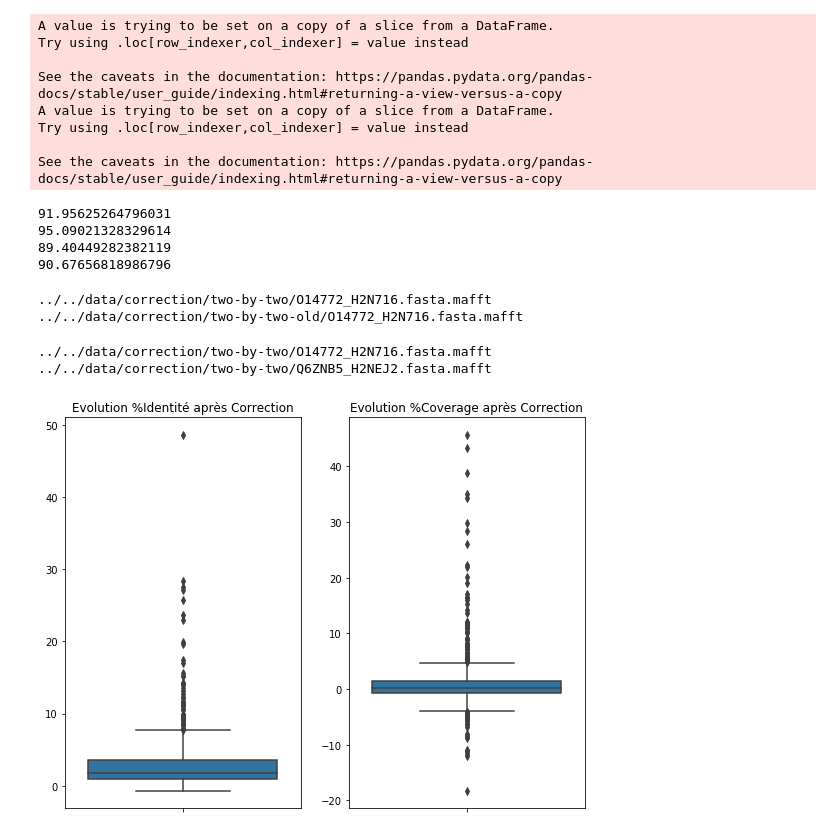
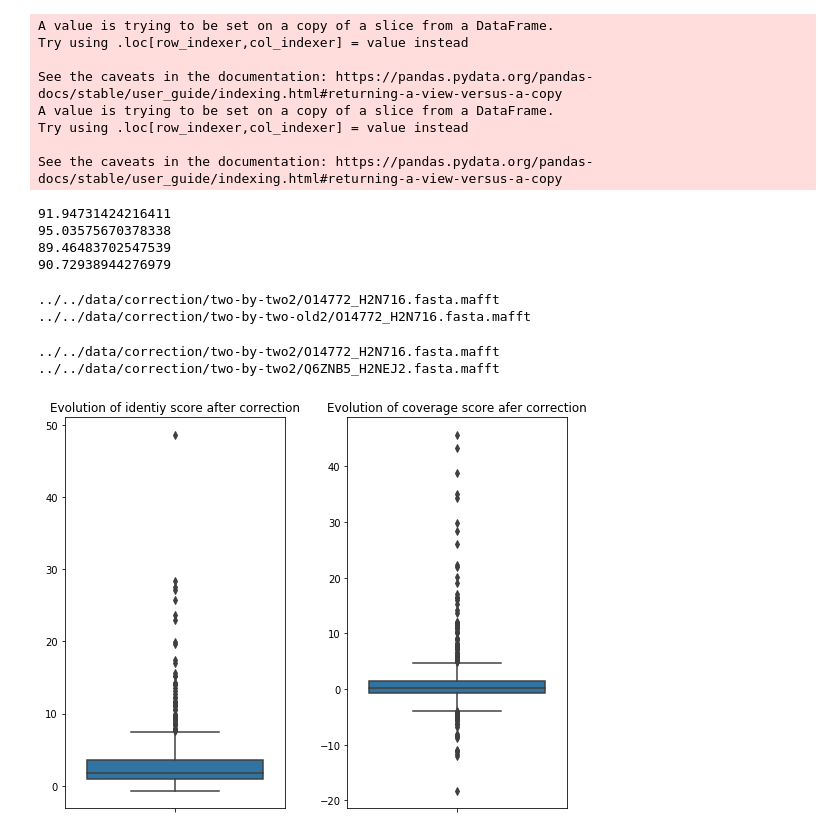
Before and after one commit to lambda-science/stage-thompson, a Jupyter notebook: notebooks/exploration/12-Correction_Prot_Transcript.ipynb, the cells around one changed output. Cells and saved outputs as stored; diff of their text form; code cells hidden in the pictures.

```diff
--- a/notebooks/exploration/12-Correction_Prot_Transcript.ipynb
+++ b/notebooks/exploration/12-Correction_Prot_Transcript.ipynb
@@ -65,7 +69,8 @@ JOIN mismatch on mismatch_flag.mismatch_ID = mismatch.mismatch_ID
 WHERE (one_hum_multiple_prim = 1
 OR non_canonical_hum_spl = 1
 OR N_in_genomic = 1
-OR small_introns = 1)
+OR small_introns = 1
+OR frameshift = 1)
 AND conserved = 0
 AND repeats_prot = 0
 AND alignement_error = 0
@@ -79,7 +84,8 @@ JOIN mismatch_flag ON mismatch_flag.mismatch_ID = tblastn_match.mismatch_ID
 WHERE (one_hum_multiple_prim = 1
 OR non_canonical_hum_spl = 1
 OR N_in_genomic = 1
-OR small_introns = 1)
+OR small_introns = 1
+OR frameshift = 1)
 AND conserved = 0
 AND repeats_prot = 0
 AND alignement_error = 0
@@ -189,6 +191,7 @@ for index, row in mismatch_to_correct.iloc[:,:].iterrows():
     tblastn_dna = genomic_Seq[myTblastnMatch.iloc[0, 5]+2:myTblastnMatch.iloc[0, 6]]
 
     # Splicing site check
+    """
     no_splicing_site = False
     splicing_5_pos = -1
     finish_splicing = False
@@ -209,7 +212,7 @@ for index, row in mismatch_to_correct.iloc[:,:].iterrows():
             no_splicing_site = True
 
     if no_splicing_site: continue
-
+    """
     new_row_blast = row2.copy()
     new_row_blast[3] = row[7] + 0.25
     new_row_blast[4] = tblastn_dna
@@ -338,8 +341,8 @@ old_identity_score = []
 coverage = []
 old_coverage = []
 
-alignements_files = glob.glob('../../data/correction/two-by-two/*.mafft')
-alignements_files_old = glob.glob('../../data/correction/two-by-two-old/*.mafft')
+alignements_files = glob.glob('../../data/correction/two-by-two2/*.mafft')
+alignements_files_old = glob.glob('../../data/correction/two-by-two-old2/*.mafft')
 for files_id in range(len(alignements_files)):
     identity = 0
     old_identity = 0
@@ -371,10 +374,10 @@ print(np.mean(identity_score))
 print(np.mean(old_coverage))
 print(np.mean(coverage))
 # %% [output]
-91.95625264796031
-95.09021328329614
-89.40449282382119
-90.67656818986796
+91.94731424216411
+95.03575670378338
+89.46483702547539
+90.72938944276979
 # %%
 diff = []
 for i in range(len(identity_score)):
@@ -383,8 +386,8 @@ for i in range(len(identity_score)):
         print(alignements_files_old[i])
     diff.append(identity_score[i] - old_identity_score[i])
 # %% [output]
-../../data/correction/two-by-two/O14772_H2N716.fasta.mafft
-../../data/correction/two-by-two-old/O14772_H2N716.fasta.mafft
+../../data/correction/two-by-two2/O14772_H2N716.fasta.mafft
+../../data/correction/two-by-two-old2/O14772_H2N716.fasta.mafft
 # %%
 diff2 = []
 for i in range(len(coverage)):
@@ -392,19 +395,20 @@ for i in range(len(coverage)):
         print(alignements_files[i])
     diff2.append(coverage[i] - old_coverage[i])
 # %% [output]
-../../data/correction/two-by-two/O14772_H2N716.fasta.mafft
-../../data/correction/two-by-two/Q6ZNB5_H2NEJ2.fasta.mafft
+../../data/correction/two-by-two2/O14772_H2N716.fasta.mafft
+../../data/correction/two-by-two2/Q6ZNB5_H2NEJ2.fasta.mafft
 # %%
 import matplotlib.pyplot as plt
 import seaborn as sns
 f, (ax1, ax2) = plt.subplots(1, 2, figsize=(8, 6))
 sns.boxplot(diff, orient="v", ax=ax1)
 sns.boxplot(diff2, orient="v", ax=ax2)
-ax1.set_title("Evolution %Identité après Correction")
-ax2.set_title("Evolution %Coverage après Correction")
+ax1.set_title("Evolution of identiy score after correction")
+ax2.set_title("Evolution of coverage score afer correction")
 f.tight_layout()
+plt.savefig("../../results/figures/boxplot2.png", dpi=300)
 # %% [output]
-[figure, old version]
+[figure, new version]
 # %%
 mismatch_to_correct = pd.read_sql_query(
 """SELECT mismatch.*
```
Also changed, not shown: parts of 6 cells of this notebook, 7 other files.
